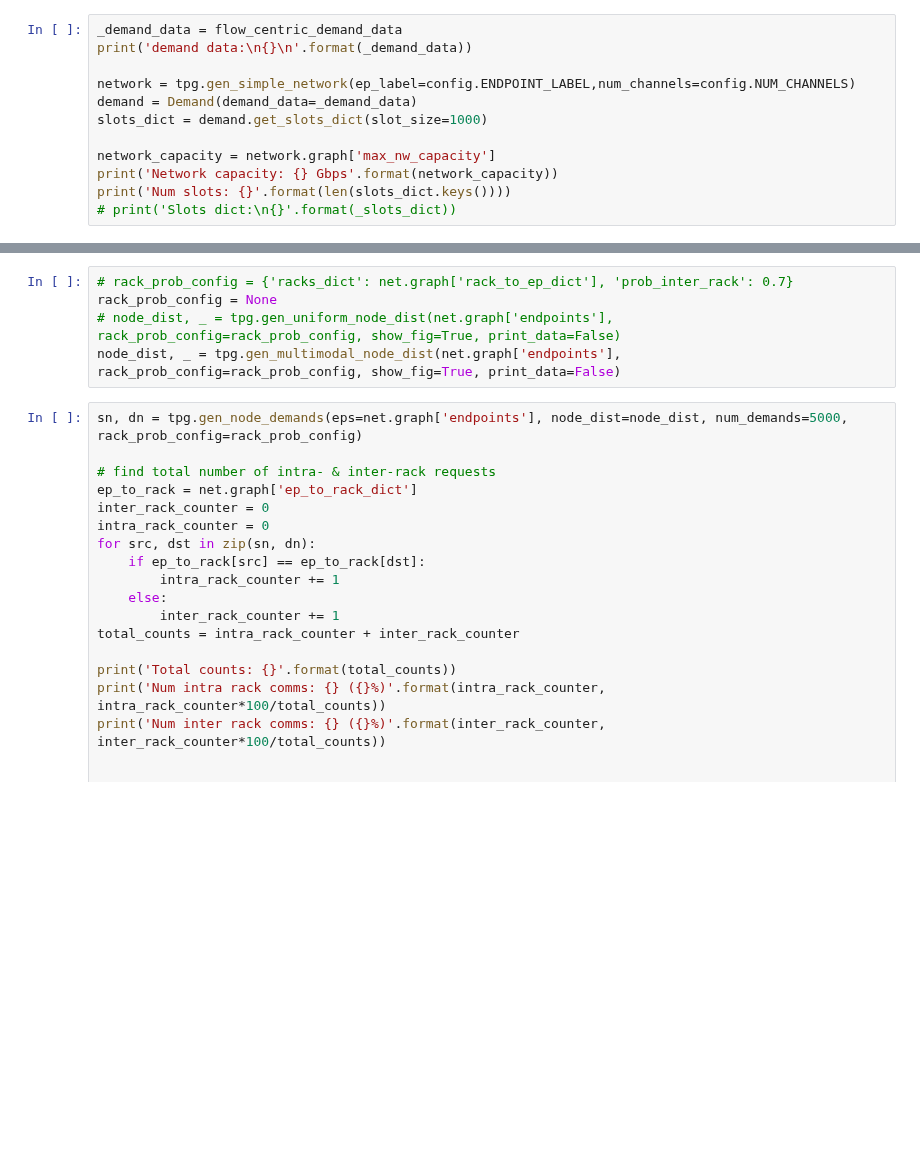
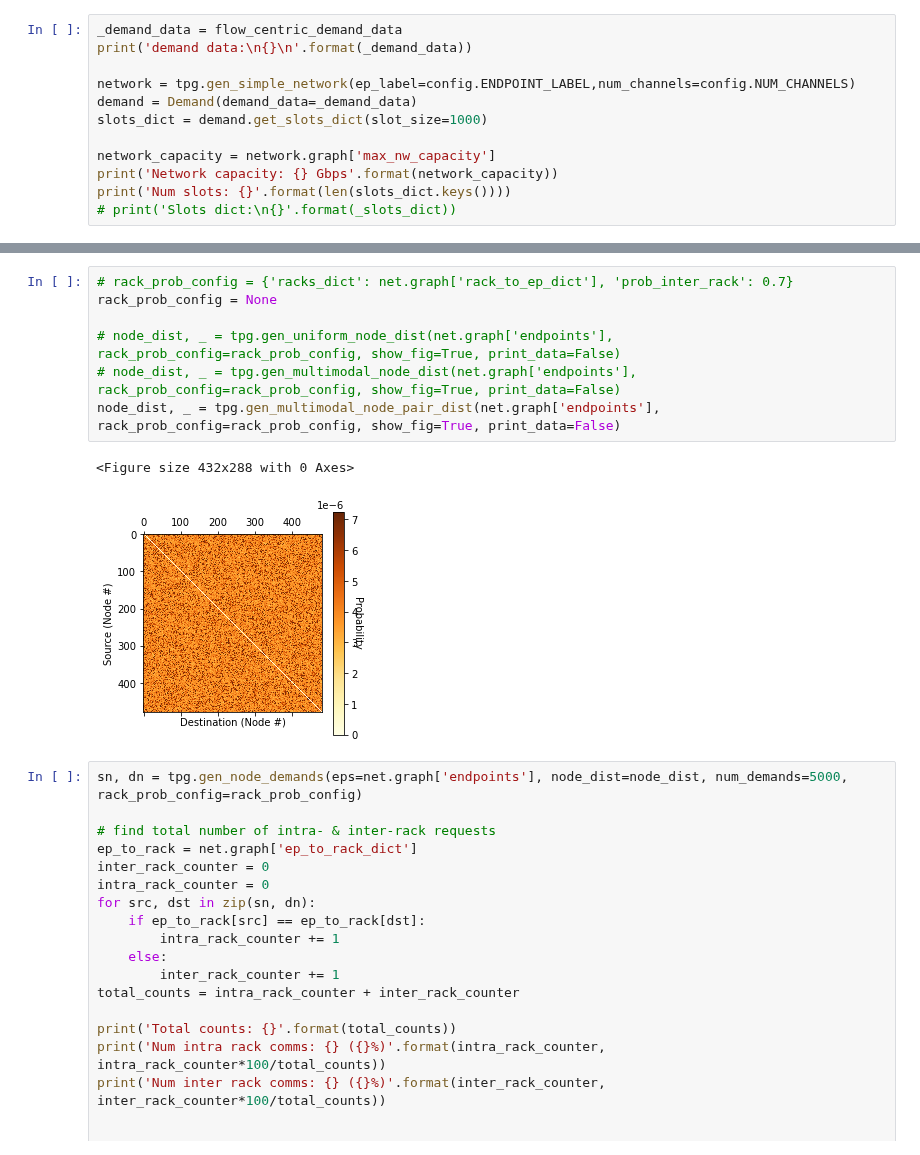
Before and after one commit to cwfparsonson/trafpy, a Jupyter notebook: notebooks/load_implementation.ipynb, the cells around one changed output, grey strips where cells are left out. Saved outputs shown, nothing was run; the diff lists cells and outputs as text; blank space fills up the shorter version.

Commit message:
:racehorse: Added hashing for multimodal node pair dist generator.

```diff
--- a/notebooks/load_implementation.ipynb
+++ b/notebooks/load_implementation.ipynb
@@ -67,8 +67,13 @@ fig = tpg.plot_network(net, draw_node_labels=False, network_node_size=1000, line
 # %%
 # rack_prob_config = {'racks_dict': net.graph['rack_to_ep_dict'], 'prob_inter_rack': 0.7}
 rack_prob_config = None
+
 # node_dist, _ = tpg.gen_uniform_node_dist(net.graph['endpoints'], rack_prob_config=rack_prob_config, show_fig=True, print_data=False)
-node_dist, _ = tpg.gen_multimodal_node_dist(net.graph['endpoints'], rack_prob_config=rack_prob_config, show_fig=True, print_data=False)
+# node_dist, _ = tpg.gen_multimodal_node_dist(net.graph['endpoints'], rack_prob_config=rack_prob_config, show_fig=True, print_data=False)
+node_dist, _ = tpg.gen_multimodal_node_pair_dist(net.graph['endpoints'], rack_prob_config=rack_prob_config, show_fig=True, print_data=False)
+# %% [output]
+<Figure size 432x288 with 0 Axes>
+[figure, added]
 # %%
 sn, dn = tpg.gen_node_demands(eps=net.graph['endpoints'], node_dist=node_dist, num_demands=5000, rack_prob_config=rack_prob_config)
 
```
Also changed, not shown: parts of 1 cell of this notebook, 3 other files.
